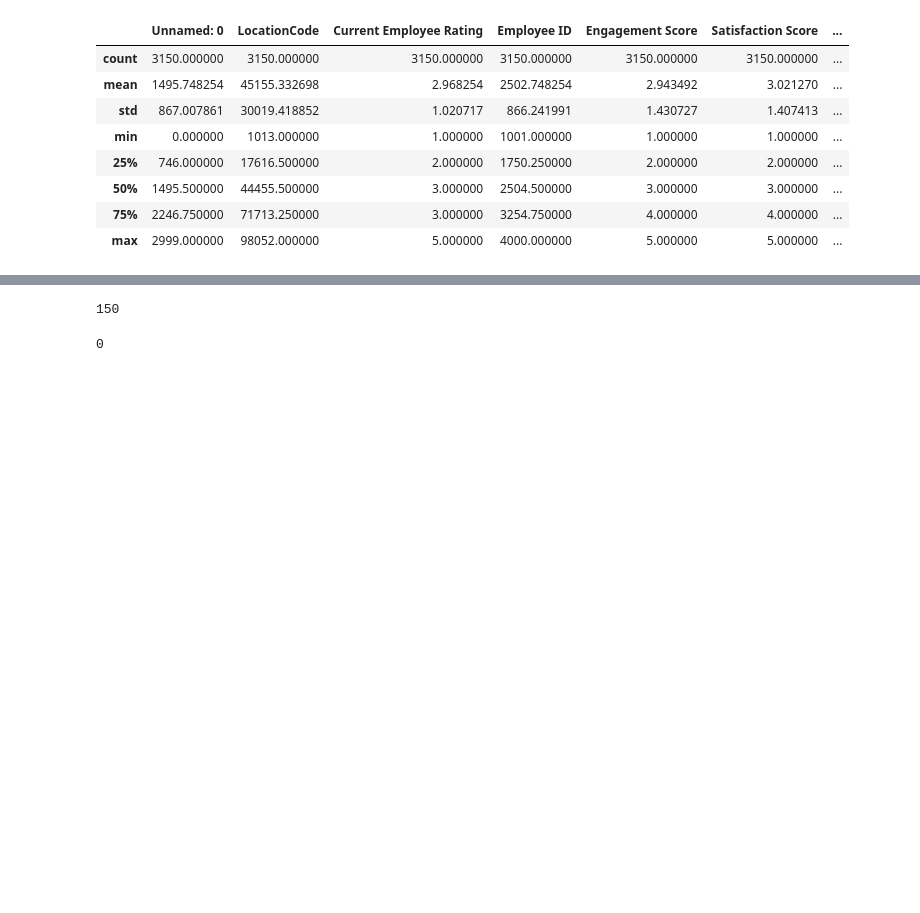
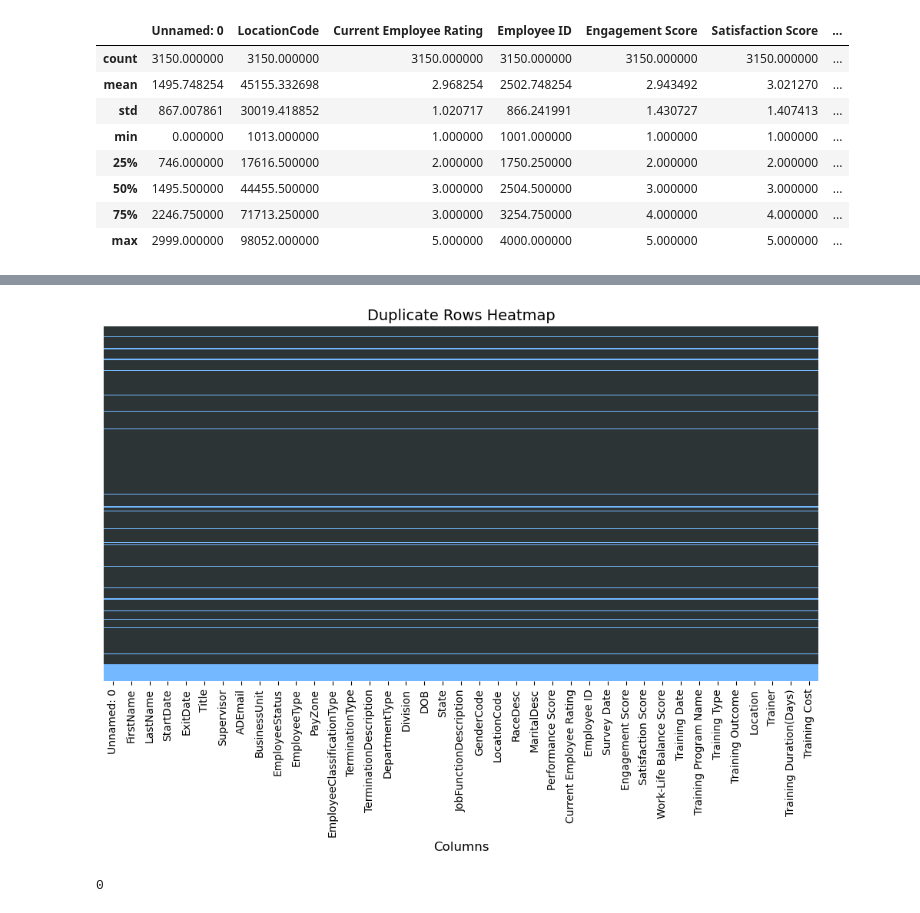
Before and after one commit to Belaleatsbanana/DataScience-HR-Analytics-Project, a Jupyter notebook: HR_DataPrep.ipynb, the cells around one changed output, grey strips where cells are left out. Drawn from its saved outputs; the diff is of its cells as text; code cells hidden in the pictures; blank space fills up the shorter version.

Commit message:
Data Cleaned!

```diff
--- a/HR_DataPrep.ipynb
+++ b/HR_DataPrep.ipynb
@@ -98,8 +109,29 @@ dtype: int64
 # %%
 # check for duplicates
 messy_hr_dataset.duplicated().sum()
+
+# Identify all duplicate rows (mark all duplicates)
+duplicates = messy_hr_dataset.duplicated(keep=False)
+
+# Create a boolean matrix of duplicates
+dup_matrix = pd.DataFrame(
+    np.repeat(duplicates.values[:, None], messy_hr_dataset.shape[1], axis=1),
+    columns=messy_hr_dataset.columns
+)
+
+# Plot heatmap
+plt.figure(figsize=(12, 6))
+sns.heatmap(
+    dup_matrix,
+    cmap=['#2d3436', '#74b9ff'],  # Black = unique, Blue = duplicate
+    cbar=False,
+    yticklabels=False
+)
+plt.title("Duplicate Rows Heatmap", fontsize=14)
+plt.xlabel("Columns", fontsize=12)
+plt.show()
 # %% [output]
-150
+[figure, added]
 # %%
 # drop duplicates
 messy_hr_dataset.drop_duplicates(inplace=True)
```
Also changed, not shown: parts of 18 cells of this notebook.
